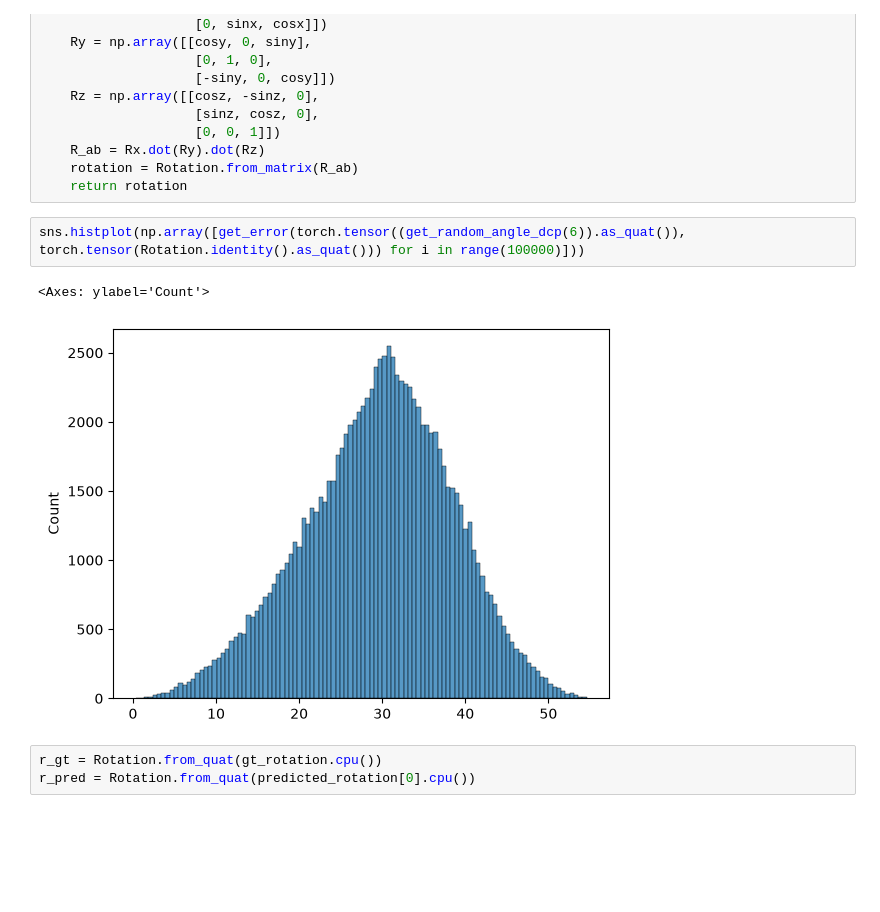
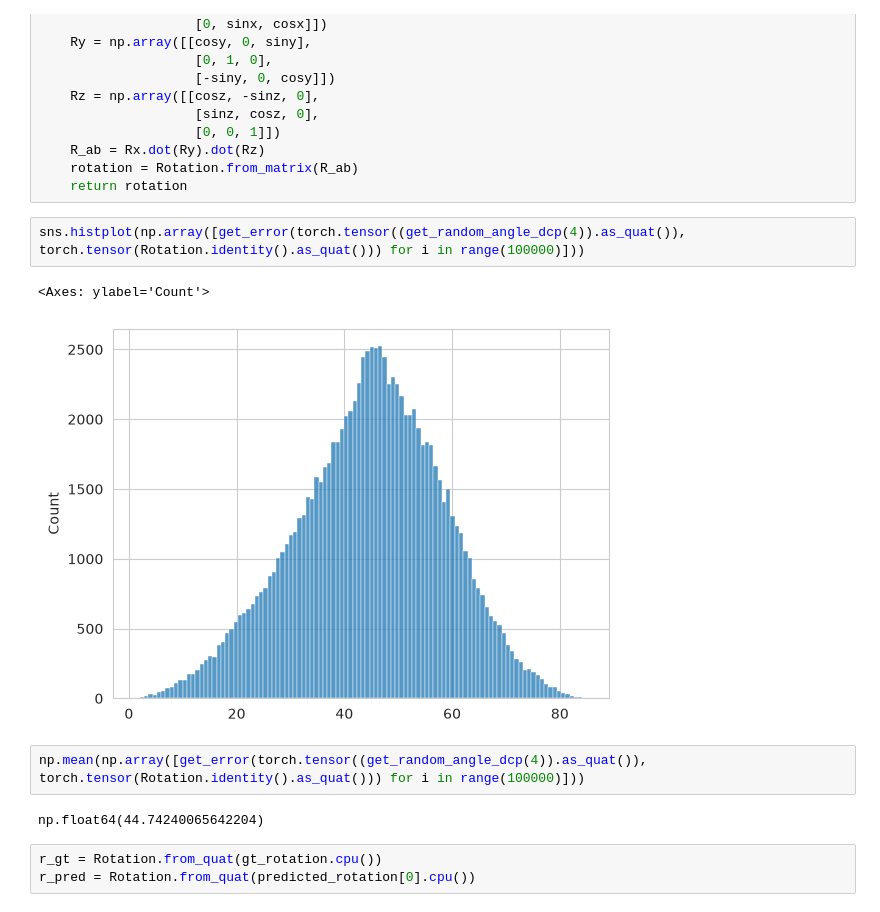
Before and after one commit to EnegoComley/RayRepresentationTesting, a Jupyter notebook: EvaluationTesting.ipynb, the cells around one changed output. Cells and saved outputs as stored; diff of their text form; blank space fills up the shorter version.

Commit message:
Changed a few things, primarily the sampling function for the random rotation in the pair rotation task.

```diff
--- a/EvaluationTesting.ipynb
+++ b/EvaluationTesting.ipynb
@@ -776,10 +776,14 @@ def get_random_angle_dcp(factor):
     rotation = Rotation.from_matrix(R_ab)
     return rotation
 # %%
-sns.histplot(np.array([get_error(torch.tensor((get_random_angle_dcp(6)).as_quat()), torch.tensor(Rotation.identity().as_quat())) for i in range(100000)]))
+sns.histplot(np.array([get_error(torch.tensor((get_random_angle_dcp(4)).as_quat()), torch.tensor(Rotation.identity().as_quat())) for i in range(100000)]))
 # %% [output]
 <Axes: ylabel='Count'>
-[figure, old version]
+[figure, new version]
+# %%
+np.mean(np.array([get_error(torch.tensor((get_random_angle_dcp(4)).as_quat()), torch.tensor(Rotation.identity().as_quat())) for i in range(100000)]))
+# %% [output]
+np.float64(44.74240065642204)
 # %%
 r_gt = Rotation.from_quat(gt_rotation.cpu())
 r_pred = Rotation.from_quat(predicted_rotation[0].cpu())
```
Also changed, not shown: parts of 3 cells of this notebook, 4 other files.
